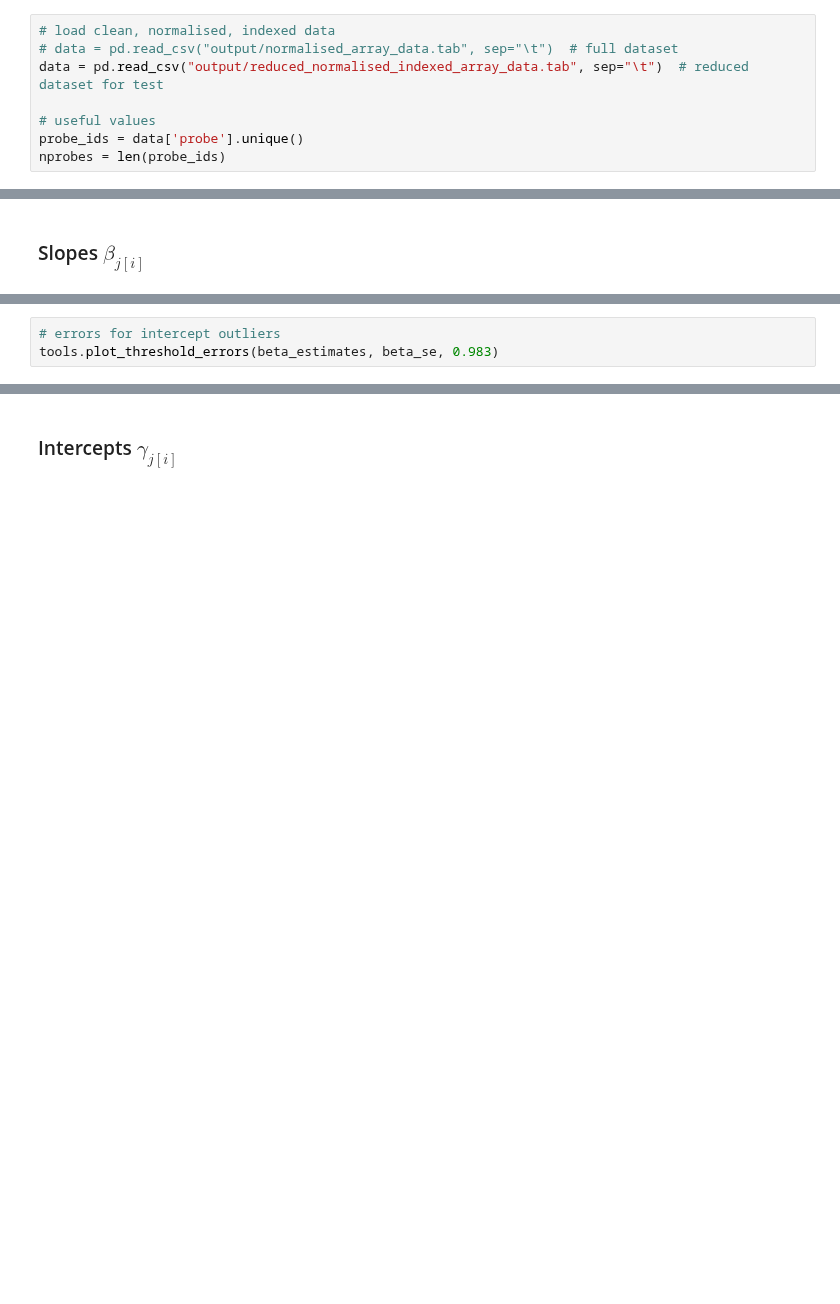
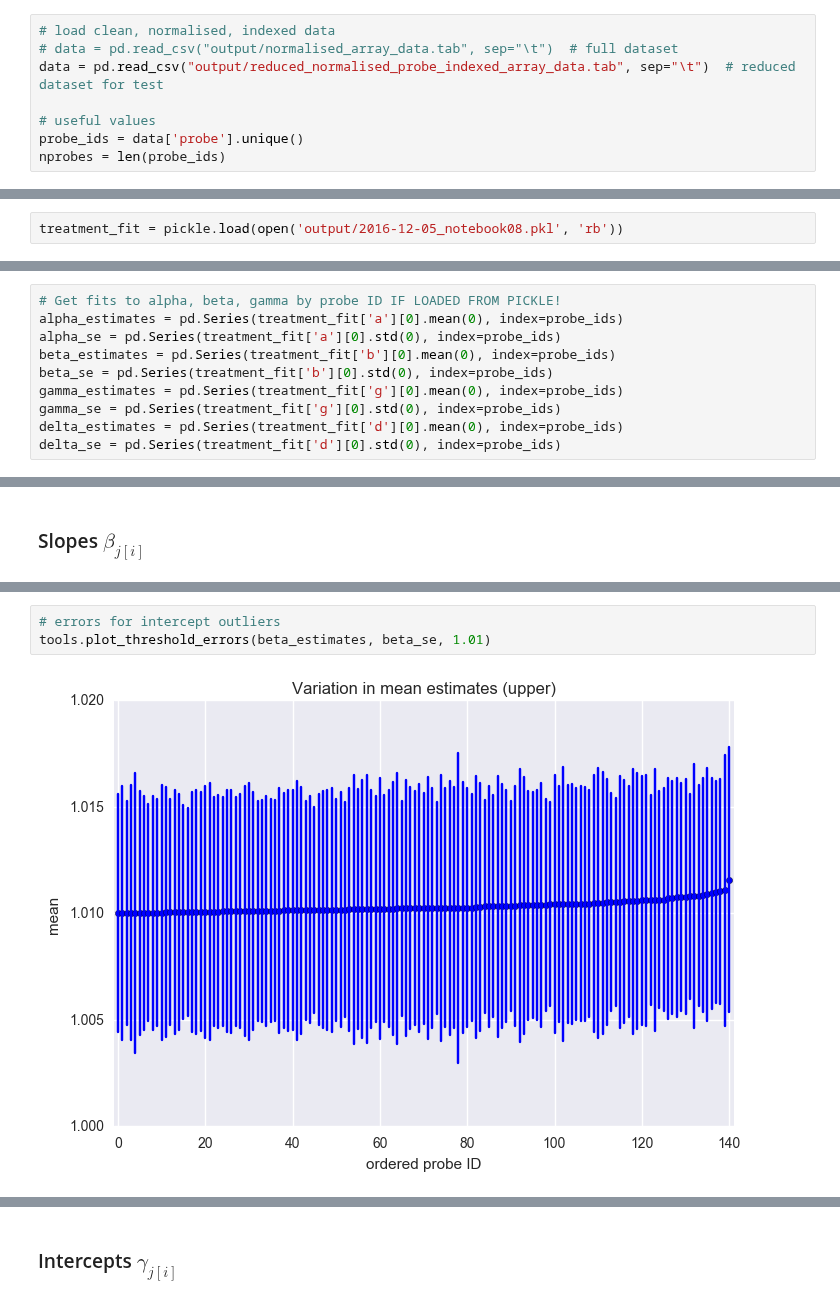
Before and after one commit to widdowquinn/SI_Holmes_etal_2017, a Jupyter notebook: 08-treatments_unpooled.ipynb, the cells around one changed output, grey strips where cells are left out. Cells and saved outputs as stored; diff of their text form; blank space fills up the shorter version.

Commit message:
add more notebooks

```diff
--- a/08-treatments_unpooled.ipynb
+++ b/08-treatments_unpooled.ipynb
@@ -82,7 +85,7 @@ $$y \sim N(\hat{y}, \sigma^2)$$
 # %%
 # load clean, normalised, indexed data
 # data = pd.read_csv("output/normalised_array_data.tab", sep="\t")  # full dataset
-data = pd.read_csv("output/reduced_normalised_indexed_array_data.tab", sep="\t")  # reduced dataset for test
+data = pd.read_csv("output/reduced_normalised_probe_indexed_array_data.tab", sep="\t")  # reduced dataset for test
 
 # useful values
 probe_ids = data['probe'].unique()
@@ -144,3 +151,5 @@ tools.save_model(treatment_fit, 'output/notebook08_model.pkl')
+# %%
+treatment_fit = pickle.load(open('output/2016-12-05_notebook08.pkl', 'rb'))
 # %% [markdown]
 ## Inspecting the fit
 
@@ -158,3 +169,13 @@ delta_se = pd.Series(treatment_fit['d'].std(0), index=probe_ids)
+# %%
+# Get fits to alpha, beta, gamma by probe ID IF LOADED FROM PICKLE!
+alpha_estimates = pd.Series(treatment_fit['a'][0].mean(0), index=probe_ids)
+alpha_se = pd.Series(treatment_fit['a'][0].std(0), index=probe_ids)
+beta_estimates = pd.Series(treatment_fit['b'][0].mean(0), index=probe_ids)
+beta_se = pd.Series(treatment_fit['b'][0].std(0), index=probe_ids)
+gamma_estimates = pd.Series(treatment_fit['g'][0].mean(0), index=probe_ids)
+gamma_se = pd.Series(treatment_fit['g'][0].std(0), index=probe_ids)
+delta_estimates = pd.Series(treatment_fit['d'][0].mean(0), index=probe_ids)
+delta_se = pd.Series(treatment_fit['d'][0].std(0), index=probe_ids)
 # %%
 # Inspect the estimates
 alpha_estimates.head()
@@ -200,5 +261,7 @@ g.set_xlabel("se(beta)");
 # %%
 # errors for intercept outliers
-tools.plot_threshold_errors(beta_estimates, beta_se, 0.983)
+tools.plot_threshold_errors(beta_estimates, beta_se, 1.01)
+# %% [output]
+[figure, added]
 # %%
 # errors for intercept outliers
```
Also changed, not shown: parts of 24 cells of this notebook, 10 other files.
